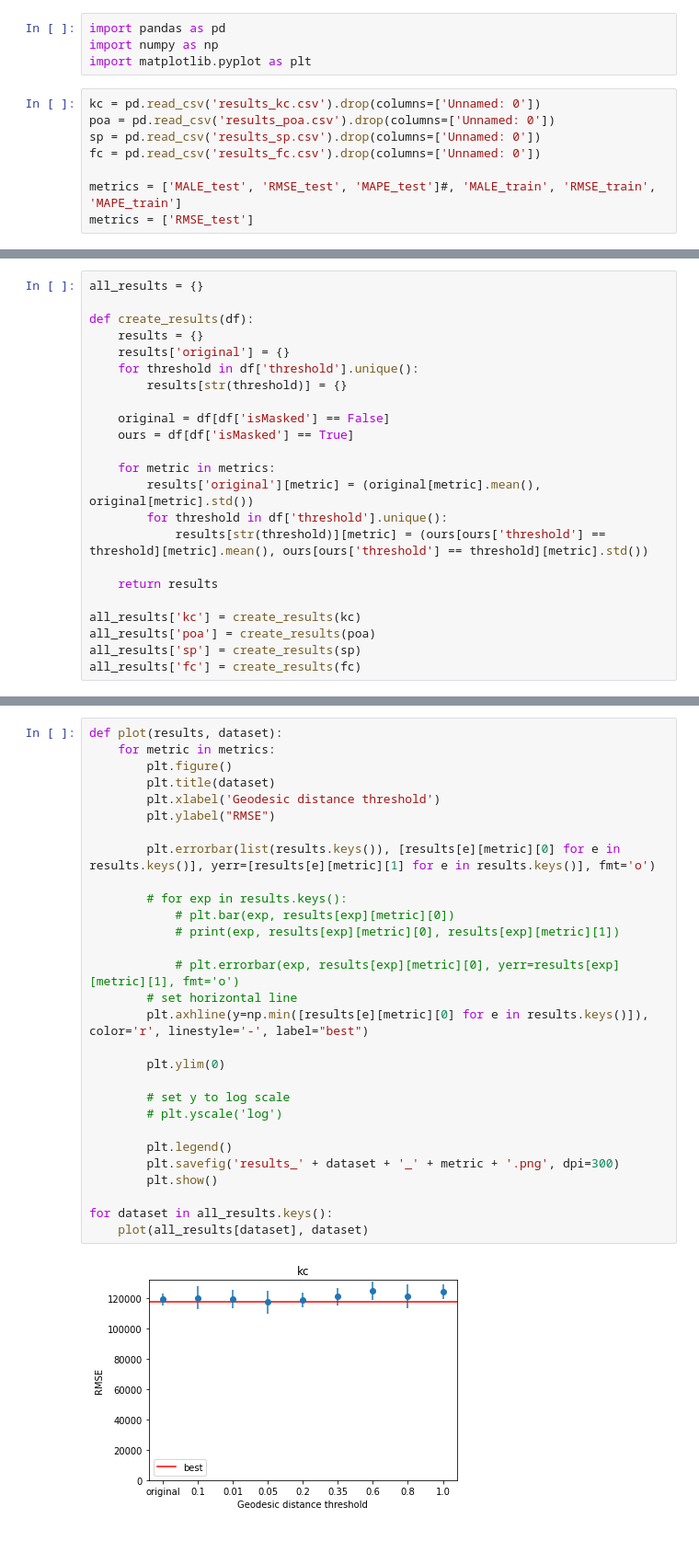
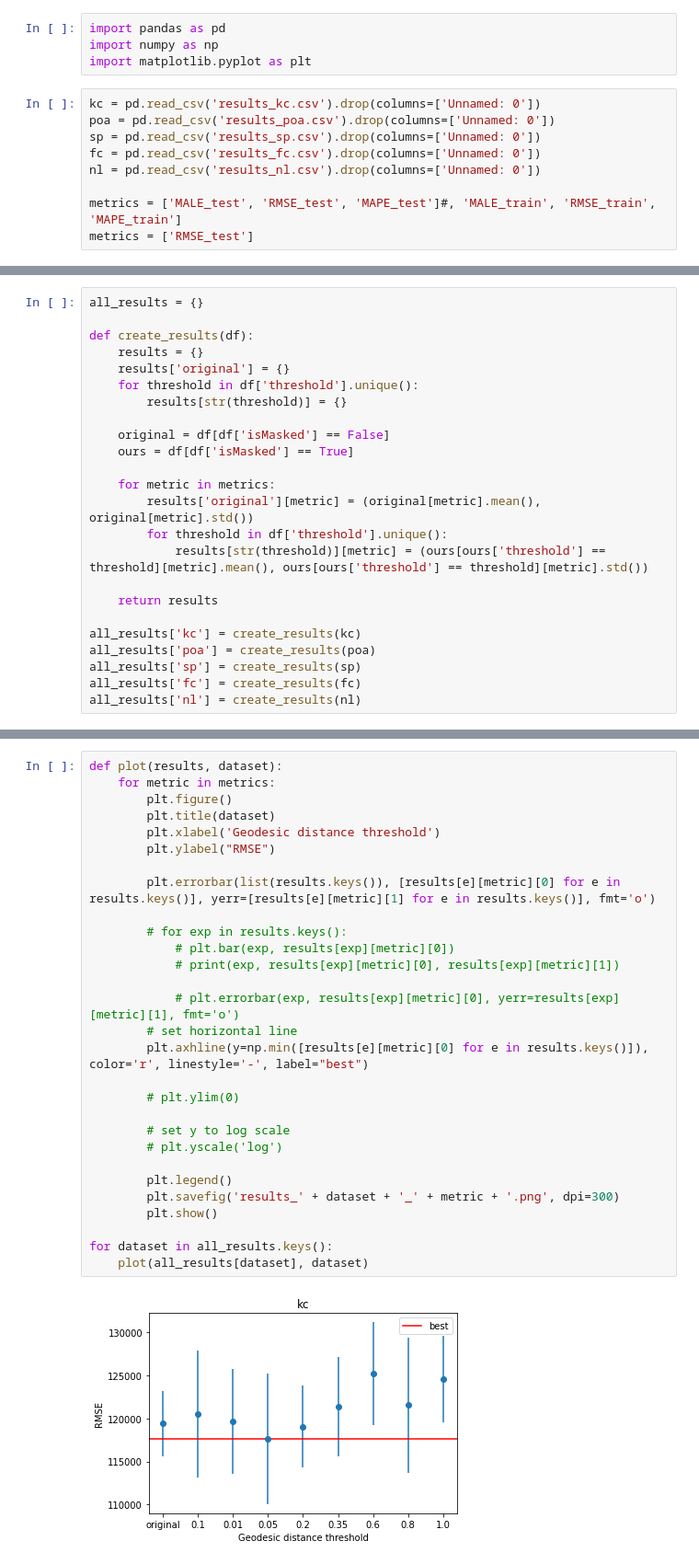
Before and after one commit to ponseko/UC_Project_HPP, a Jupyter notebook: results/results.ipynb, the cells around one changed output, grey strips where cells are left out. Shown at 92% size. Drawn from its saved outputs; the diff is of its cells as text.

```diff
--- a/results/results.ipynb
+++ b/results/results.ipynb
@@ -7,6 +7,7 @@ kc = pd.read_csv('results_kc.csv').drop(columns=['Unnamed: 0'])
 poa = pd.read_csv('results_poa.csv').drop(columns=['Unnamed: 0'])
 sp = pd.read_csv('results_sp.csv').drop(columns=['Unnamed: 0'])
 fc = pd.read_csv('results_fc.csv').drop(columns=['Unnamed: 0'])
+nl = pd.read_csv('results_nl.csv').drop(columns=['Unnamed: 0'])
 
 metrics = ['MALE_test', 'RMSE_test', 'MAPE_test']#, 'MALE_train', 'RMSE_train', 'MAPE_train']
 metrics = ['RMSE_test']
@@ -53,4 +34,5 @@ all_results['kc'] = create_results(kc)
 all_results['poa'] = create_results(poa)
 all_results['sp'] = create_results(sp)
 all_results['fc'] = create_results(fc)
+all_results['nl'] = create_results(nl)
 # %%
@@ -66,31 +46,31 @@ print(sp_results['original']['RMSE_test'][0] - min([sp_results[e]['RMSE_test'][0
 # %%
 def plot(results, dataset):
     for metric in metrics:
         plt.figure()
         plt.title(dataset)
         plt.xlabel('Geodesic distance threshold')
         plt.ylabel("RMSE")
 
         plt.errorbar(list(results.keys()), [results[e][metric][0] for e in results.keys()], yerr=[results[e][metric][1] for e in results.keys()], fmt='o')
 
         # for exp in results.keys():
             # plt.bar(exp, results[exp][metric][0])
             # print(exp, results[exp][metric][0], results[exp][metric][1])
 
             # plt.errorbar(exp, results[exp][metric][0], yerr=results[exp][metric][1], fmt='o')
         # set horizontal line
         plt.axhline(y=np.min([results[e][metric][0] for e in results.keys()]), color='r', linestyle='-', label="best")
 
-        plt.ylim(0)
+        # plt.ylim(0)
 
         # set y to log scale
         # plt.yscale('log')
 
         plt.legend()
         plt.savefig('results_' + dataset + '_' + metric + '.png', dpi=300)
         plt.show()
 
 for dataset in all_results.keys():
     plot(all_results[dataset], dataset)
 # %% [output]
-[figure, old version]
+[figure, new version]
```
Also changed, not shown: parts of 5 cells of this notebook, 52 other files.
